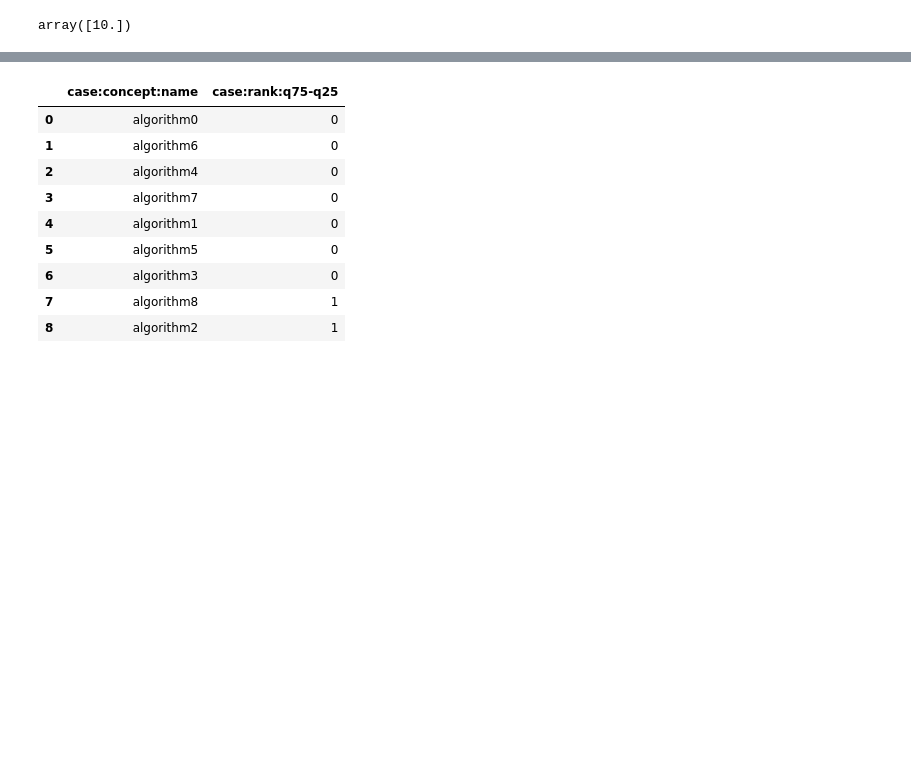
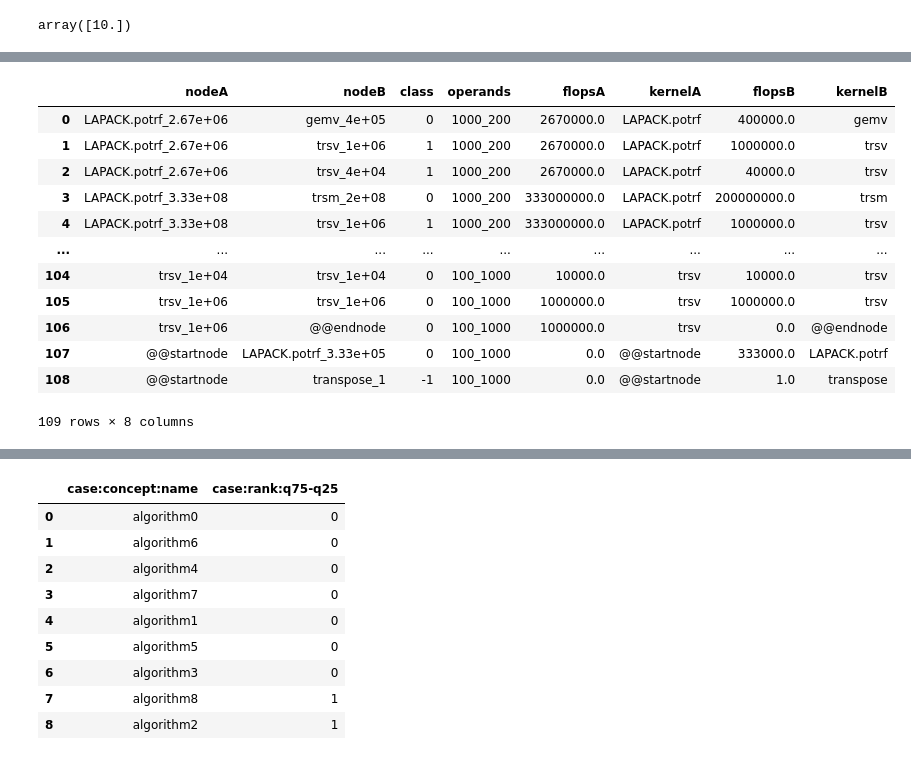
Before and after one commit to as641651/va4algs, a Jupyter notebook: examples/functions_data_analyzer.ipynb, the cells around one changed output, grey strips where cells are left out. Drawn from its saved outputs; the diff is of its cells as text; code cells hidden in the pictures; blank space fills up the shorter version.

```diff
--- a/examples/functions_data_analyzer.ipynb
+++ b/examples/functions_data_analyzer.ipynb
@@ -255,0 +340,16 @@ array([10.])
+# %%
+de.data_relations
+# %% [output]
+|  | nodeA | nodeB | class | operands | flopsA | kernelA | flopsB | kernelB |
+| 0 | LAPACK.potrf_2.67e+06 | gemv_4e+05 | 0 | 1000_200 | 2670000.0 | LAPACK.potrf | 400000.0 | gemv |
+| 1 | LAPACK.potrf_2.67e+06 | trsv_1e+06 | 1 | 1000_200 | 2670000.0 | LAPACK.potrf | 1000000.0 | trsv |
+| 2 | LAPACK.potrf_2.67e+06 | trsv_4e+04 | 1 | 1000_200 | 2670000.0 | LAPACK.potrf | 40000.0 | trsv |
+| 3 | LAPACK.potrf_3.33e+08 | trsm_2e+08 | 0 | 1000_200 | 333000000.0 | LAPACK.potrf | 200000000.0 | trsm |
+| 4 | LAPACK.potrf_3.33e+08 | trsv_1e+06 | 1 | 1000_200 | 333000000.0 | LAPACK.potrf | 1000000.0 | trsv |
+| ... | ... | ... | ... | ... | ... | ... | ... | ... |
+| 104 | trsv_1e+04 | trsv_1e+04 | 0 | 100_1000 | 10000.0 | trsv | 10000.0 | trsv |
+| 105 | trsv_1e+06 | trsv_1e+06 | 0 | 100_1000 | 1000000.0 | trsv | 1000000.0 | trsv |
+| 106 | trsv_1e+06 | @@endnode | 0 | 100_1000 | 1000000.0 | trsv | 0.0 | @@endnode |
+| 107 | @@startnode | LAPACK.potrf_3.33e+05 | 0 | 100_1000 | 0.0 | @@startnode | 333000.0 | LAPACK.potrf |
+| 108 | @@startnode | transpose_1 | -1 | 100_1000 | 0.0 | @@startnode | 1.0 | transpose |
+109 rows × 8 columns
```
Also changed, not shown: parts of 22 cells of this notebook, 2 other files.
